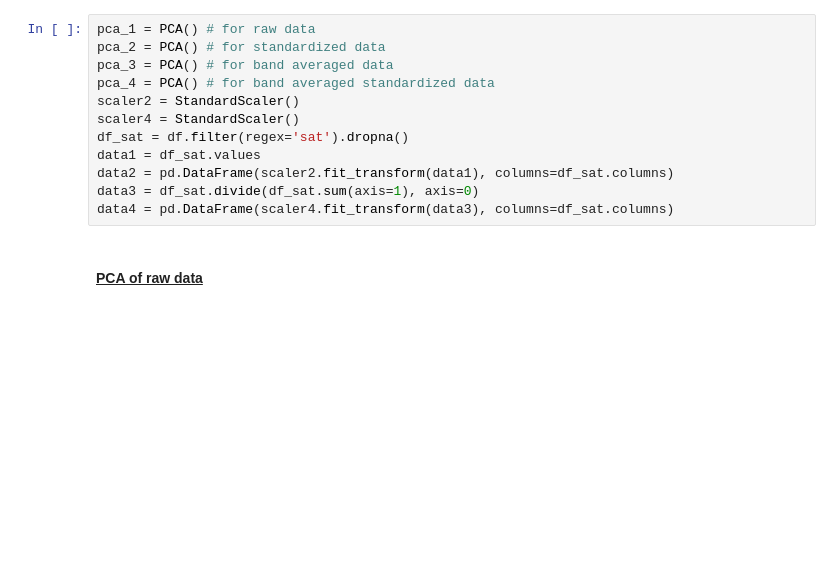
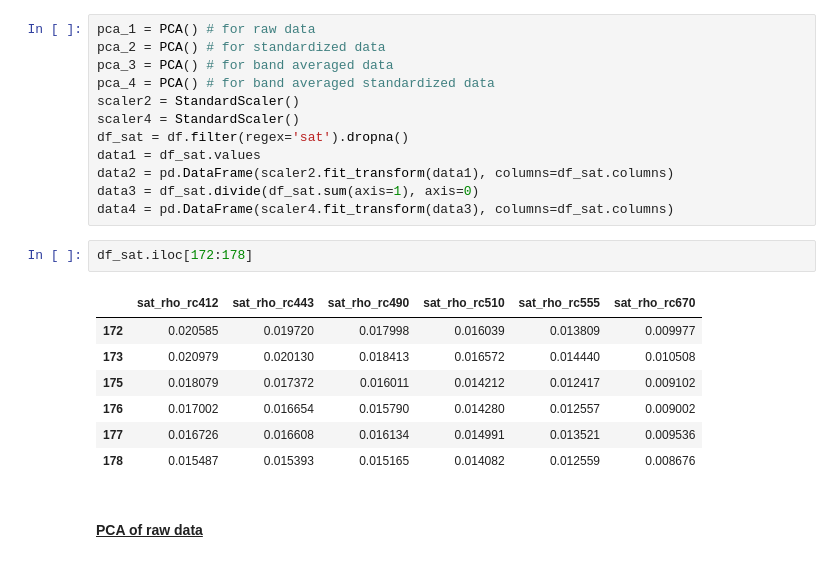
Before and after one commit to madHatter106/TOA_ML, a Jupyter notebook: TOA_ML_1_DataPrep_Feature_Engineering_Applying_PCA.ipynb, the cells around one changed output. Saved outputs shown, nothing was run; the diff lists cells and outputs as text; blank space fills up the shorter version.

```diff
--- a/TOA_ML_2_Data Exploration.ipynb
+++ b/TOA_ML_1_DataPrep_Feature_Engineering_Applying_PCA.ipynb
@@ -72,6 +124,16 @@ data1 = df_sat.values
 data2 = pd.DataFrame(scaler2.fit_transform(data1), columns=df_sat.columns)
 data3 = df_sat.divide(df_sat.sum(axis=1), axis=0)
 data4 = pd.DataFrame(scaler4.fit_transform(data3), columns=df_sat.columns)
+# %%
+df_sat.iloc[172:178]
+# %% [output]
+|  | sat_rho_rc412 | sat_rho_rc443 | sat_rho_rc490 | sat_rho_rc510 | sat_rho_rc555 | sat_rho_rc670 |
+| 172 | 0.020585 | 0.019720 | 0.017998 | 0.016039 | 0.013809 | 0.009977 |
+| 173 | 0.020979 | 0.020130 | 0.018413 | 0.016572 | 0.014440 | 0.010508 |
+| 175 | 0.018079 | 0.017372 | 0.016011 | 0.014212 | 0.012417 | 0.009102 |
+| 176 | 0.017002 | 0.016654 | 0.015790 | 0.014280 | 0.012557 | 0.009002 |
+| 177 | 0.016726 | 0.016608 | 0.016134 | 0.014991 | 0.013521 | 0.009536 |
+| 178 | 0.015487 | 0.015393 | 0.015165 | 0.014082 | 0.012559 | 0.008676 |
 # %% [markdown]
 #### <u> PCA of raw data</u>
 # %%
```
Also changed, not shown: parts of 14 cells of this notebook, 4 other files.
